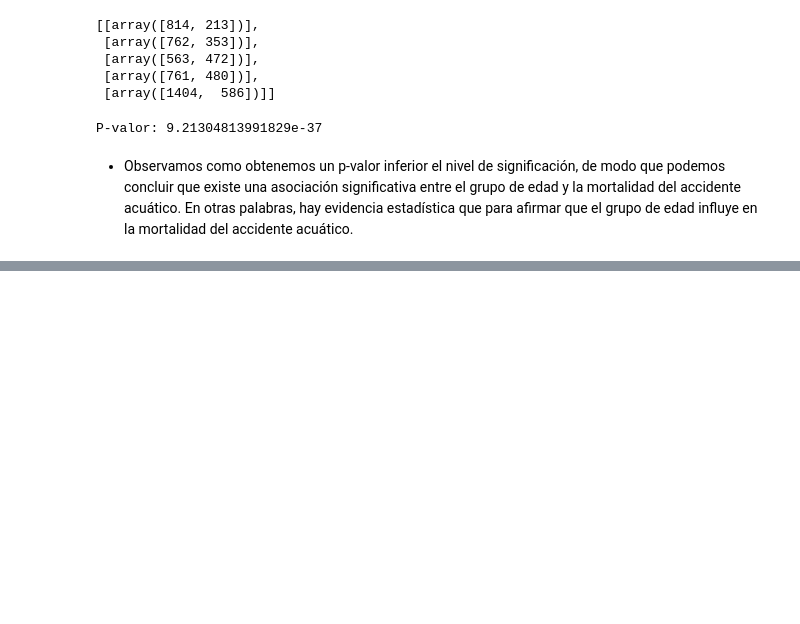
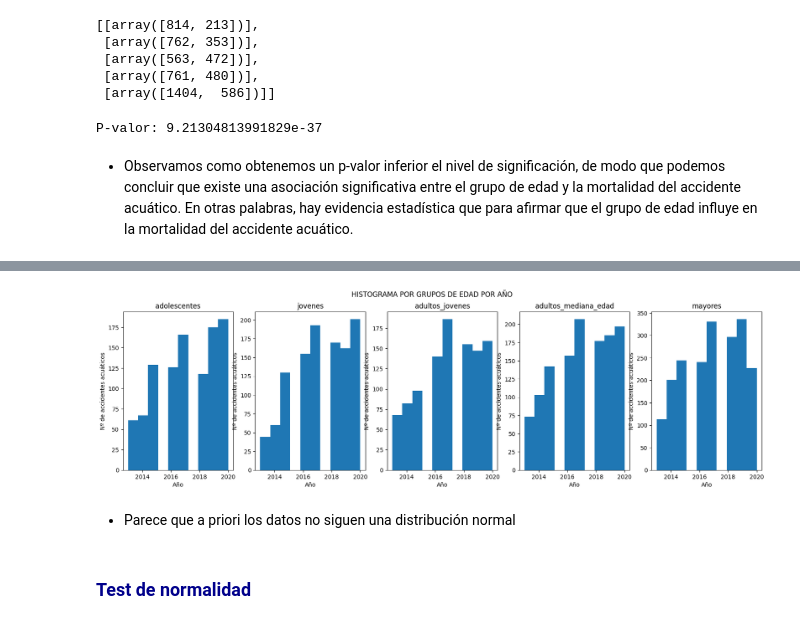
Before and after one commit to adrianova8/Datos_Ahogamientos_Espana, a Jupyter notebook: TFM - Notebooks/Datos de Ahogamiento con Datos Meteorológicos - Test de Hipótesis.ipynb, the cells around one changed output, grey strips where cells are left out. Drawn from its saved outputs; the diff is of its cells as text; code cells hidden in the pictures; blank space fills up the shorter version.

```diff
--- a/TFM - Notebooks/Datos de Ahogamiento con Datos Meteorológicos - Test de Hipótesis.ipynb
+++ b/TFM - Notebooks/Datos de Ahogamiento con Datos Meteorológicos - Test de Hipótesis.ipynb
@@ -645,0 +692,8 @@ P-valor: 9.21304813991829e-37
+# %%
+# Con el test de Shapiro-Wilk se evalúa si los datos se desvían significativamente de la distribución normal
+# Es importante tener en cuenta que aún pueden haber casos en los que las desviaciones sean lo suficientemente significativas como para rechazar la hipótesis de normalidad
+for i, grupo in enumerate(ahogamientos_por_mes):
+
+    print("Para el grupo de edad:", nombres_grupos_edad[i])
+    check_normality(grupo.values)
+    print("")
@@ -645,0 +717,9 @@ P-valor: 9.21304813991829e-37
+# %%
+for i, grupo in enumerate(ahogamientos_por_mes):
+
+    for j in range(i+1, len(ahogamientos_por_mes)):
+        grupo2 = ahogamientos_por_mes[j]
+
+        print("Para el grupo de edad:", nombres_grupos_edad[i], "y", nombres_grupos_edad[j])
+        check_variance_homogeneity(grupo, grupo2)
+        print("")
@@ -645,0 +748,10 @@ P-valor: 9.21304813991829e-37
+# %%
+# Kruskall-Wallis Test
+# Comprobamos si hay diferencias en el número de ahogamientos por grupos de edad
+for i, grupo in enumerate(ahogamientos_por_mes):
+    for j in range(i+1, len(ahogamientos_por_mes)):
+        grupo2 = ahogamientos_por_mes[j]
+
+        print("Para el grupo de edad:", nombres_grupos_edad[i], "y", nombres_grupos_edad[j])
+        kruskal_wallis_test(grupo, grupo2)
+        print("")
@@ -645,0 +800,23 @@ P-valor: 9.21304813991829e-37
+# %%
+# Obtenemos los datos de ahogamientos por grupos de edad y temporalidad (Mes)
+ahogamientos_por_anos = [adolescentes['Anio'], jovenes['Anio'], adultos_jovenes['Anio'], adultos_mediana_edad['Anio'], mayores['Anio']]
+
+# Creamos el framework
+fig, axs = plt.subplots(1, len(ahogamientos_por_anos), figsize=(20, 5))
+
+for i, grupo in enumerate(ahogamientos_por_anos):
+    axs[i].hist(grupo)
+    axs[i].set_xlabel('Año')
+    axs[i].set_ylabel('Nº de accidentes acuáticos')
+
+    # Añadir el título correspondiente al grupo de edad actual
+    axs[i].set_title(nombres_grupos_edad[i])
+
+fig.suptitle("HISTOGRAMA POR GRUPOS DE EDAD POR AÑO")
+plt.show()
+# %% [output]
+[figure, added]
+# %% [markdown]
++ Parece que a priori los datos no siguen una distribución normal
+# %% [markdown]
+### <span style=color:darkblue>Test de normalidad</span>
```
Also changed, not shown: parts of 59 cells of this notebook.
